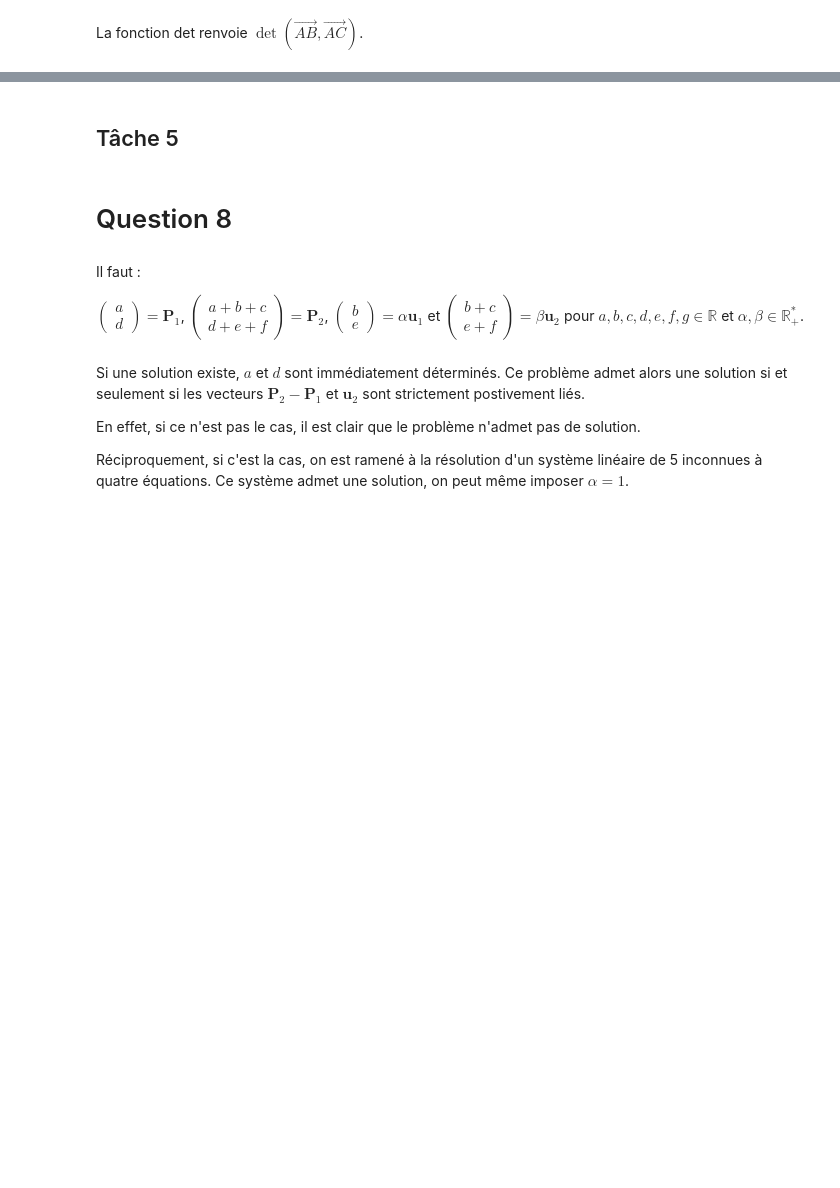
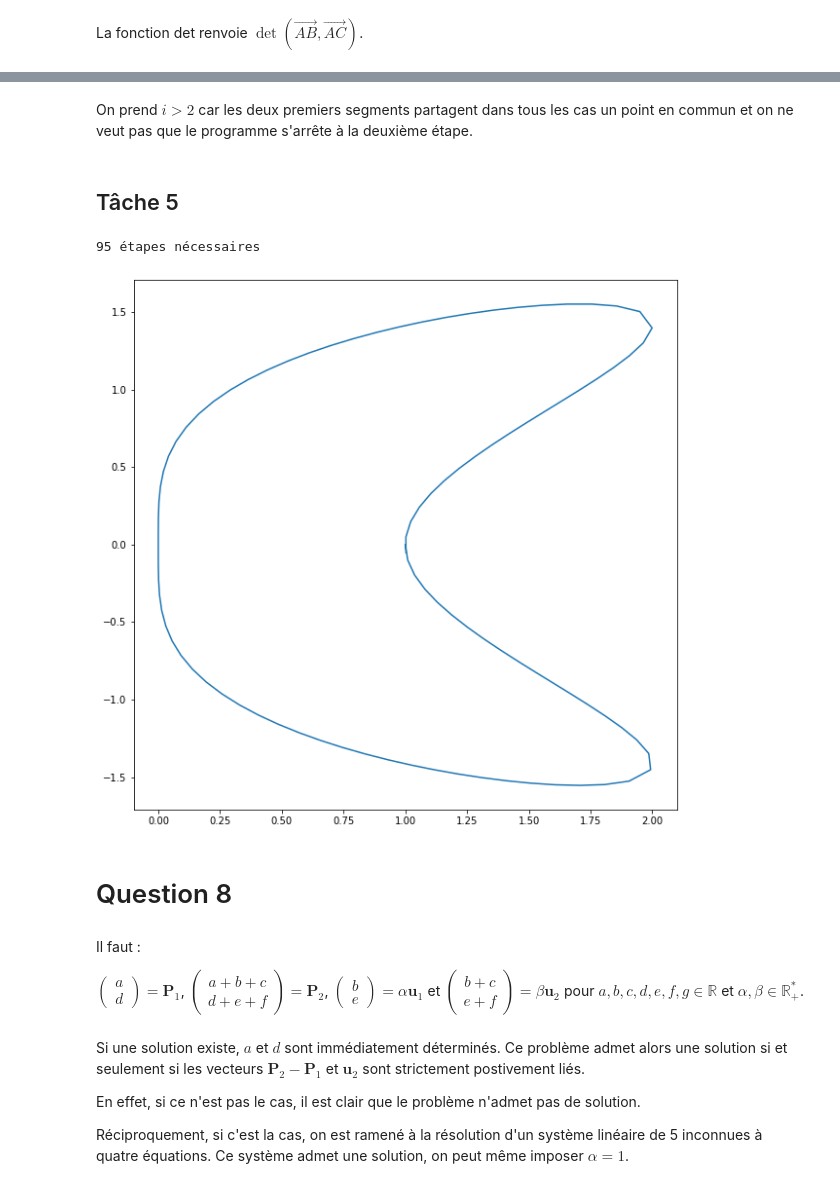
Before and after one commit to 20castro/Projet-calcul-diff, a Jupyter notebook: Projet.ipynb, the cells around one changed output, grey strips where cells are left out. Cells and saved outputs as stored; diff of their text form; code cells hidden in the pictures; blank space fills up the shorter version.

```diff
--- a/Projet.ipynb
+++ b/Projet.ipynb
@@ -184 +304,6 @@ False
+# %%
+def in_seg(A, B, C):
+    e = 10**(-8) # pour prendre en compte les erreurs d'arrondi liées aux doubles
+    v1, v2 = B - A, C - A
+    return np.abs(det(A, B, C)) <= e and v1[0]*v2[0] - v1[1]*v2[1] <= 0
 # %% [markdown]
@@ -188,0 +311,7 @@ En effet, ...
+# %%
+def intersection(A, B, C, D):
+    e = 10**(-8)
+    alignement = in_seg(A, C, D) or in_seg(B, C, D) or in_seg(C, A, B) or in_seg(D, A, B)
+    c1, c2 = det(A, B, D), det(A, B, C)
+    d1, d2 = det(D, C, A), det(D, C, B)
+    return (c1*c2 < 0 and d1*d2 < 0) or alignement
@@ -189,20 +329,15 @@ En effet, ...
 # %%
-def level_courbe_finie(f, x0, y0, delta = 0.1, N = 1000, eps = eps) :
+def level_curve_finie(f, x0, y0, delta = 0.1, N = 1000, eps = eps):
     xp, yp = x0, y0
-    C = global c
     res = np.empty((2, N))
     res[:, 0] = x0, y0
     for i in range(1, N):
         def F(x, y):
-            return (f(x, y) - C, np.sqrt((x - xp)**2 + (y - yp)**2) - delta)
+            return np.array([f(x, y) - c, p(f, xp, yp, x, y) - delta])
         cp = Newton(F, xp, yp, eps=eps)
         res[:, i] = cp
         xp, yp = cp
-        seg = plt.plot(res[ : i-1], res[ : i])
-        for x in seg :
-            if x in plt.plot(res[ : 0], res[ : 1]) :
-                return res
+        if i > 2 and intersection(res[:, 0], res[:, 1], res[:, i - 1], res[:, i]):
+            print(f'{i} étapes nécessaires')
+            return res[:, :i + 1:] # on ne renvoie que les points significatifs
     return res
-    plt.plot(res[0,:], res[1,:])
-    plt.xlabel('x')
-    plt.ylabel('y')
@@ -211,5 +344,17 @@ SyntaxError: invalid syntax (<ipython-input-1-dbfa122f59dc>, line 3)
+# %% [markdown]
+On prend $i > 2$ car les deux premiers segments partagent dans tous les cas un point en commun et on ne veut pas que le programme s'arrête à la deuxième étape.
 # %% [markdown]
 ## Tâche 5
+# %%
+## On regarde pour la courbe de niveau 1.0 de la fonction f2
+
+c = 1.
+T = level_curve_finie(f2, 1., 0.)
+
+plt.plot(T[0, :], T[1, :]);
+# %% [output]
+95 étapes nécessaires
+[figure, added]
 # %% [markdown]
 # Question 8
 # %% [markdown]
```
Also changed, not shown: parts of 30 cells of this notebook.
